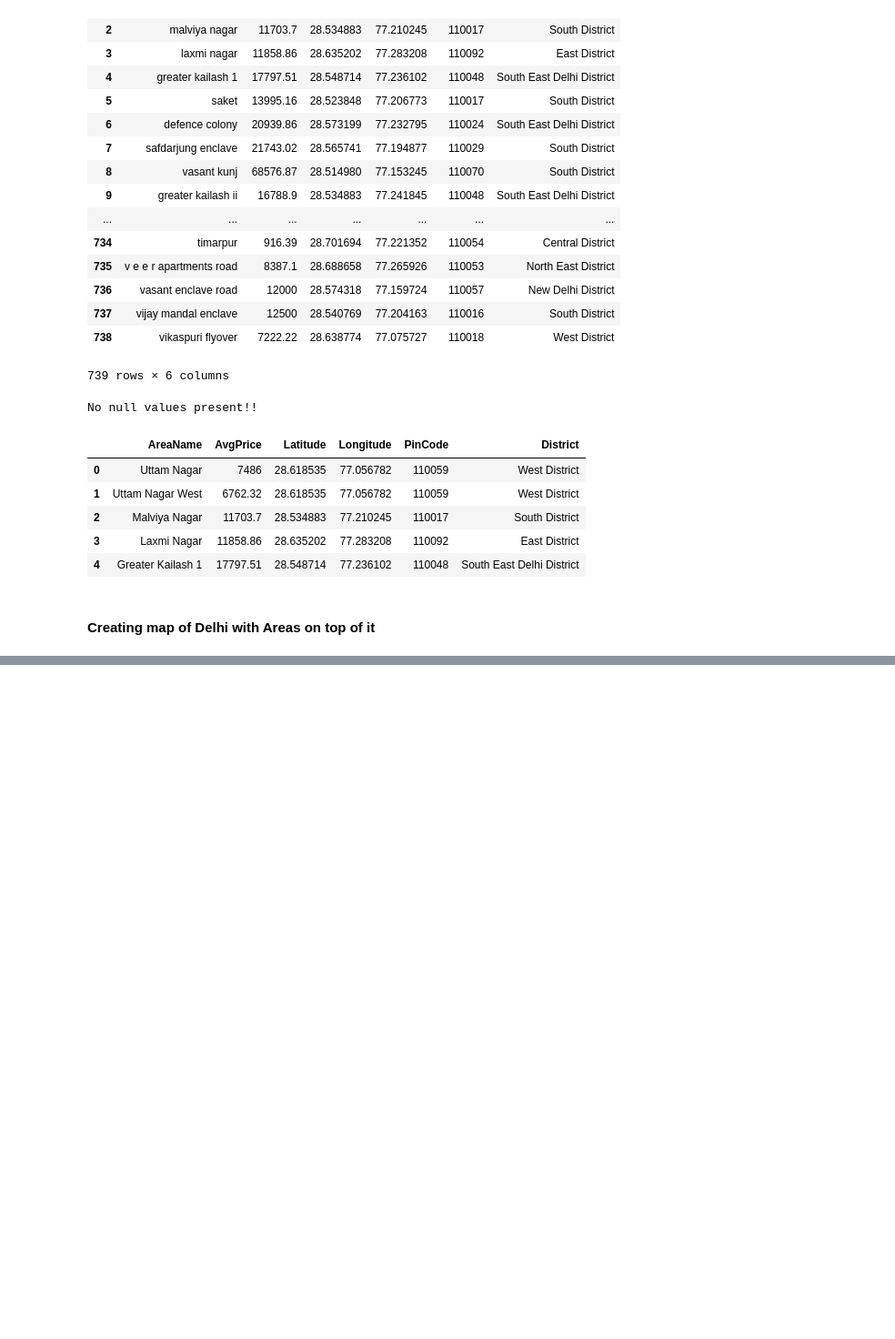
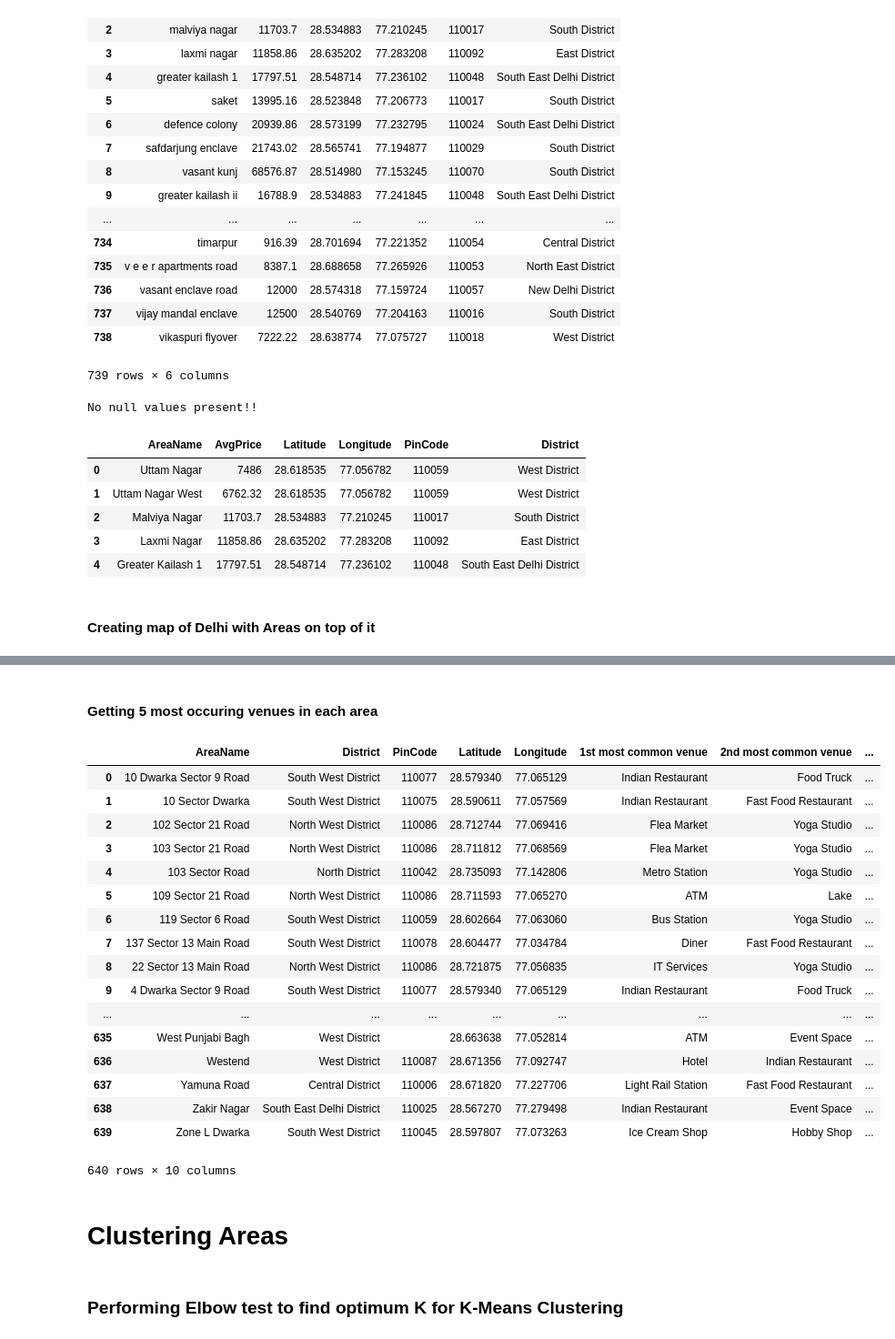
Before and after one commit to abhishek-shrm/Coursera_Capstone, a Jupyter notebook: data-analysis-delhi.ipynb, the cells around one changed output, grey strips where cells are left out. Shown at 91% size. Cells and saved outputs as stored; diff of their text form; code cells hidden in the pictures; blank space fills up the shorter version.

```diff
--- a/data-analysis-delhi.ipynb
+++ b/data-analysis-delhi.ipynb
@@ -284,0 +397,48 @@ df.to_csv('area_lat_long.csv')
+# %% [markdown]
+#### Getting 5 most occuring venues in each area
+# %%
+num_top_venues=5
+
+#creating columns
+indicator=['st','nd','rd']
+areaCol=['AreaName','District','PinCode','Latitude','Longitude']
+freqCol=[]
+for n in range(1,num_top_venues+1):
+    try:
+        freqCol.append('{}{} most common venue'.format(n,indicator[n-1]))
+    except:
+        freqCol.append('{}{} most common venue'.format(n,'th'))
+cols=areaCol+freqCol
+
+#creating new dataframe
+delhi_venue_top=pd.DataFrame(columns=cols)
+delhi_venue_top['AreaName']=delhi_venue_freq['AreaName']
+delhi_venue_top['District']=delhi_venue_freq['District']
+delhi_venue_top['PinCode']=delhi_venue_freq['PinCode']
+delhi_venue_top['Latitude']=delhi_venue_freq['Latitude']
+delhi_venue_top['Longitude']=delhi_venue_freq['Longitude']
+for n in range(delhi_venue_freq.shape[0]):
+    row_categories = delhi_venue_freq.iloc[n, :].iloc[5:]
+    row_categories_sorted = row_categories.sort_values(ascending=False)
+    delhi_venue_top.iloc[n, 5:] = row_categories_sorted.index.values[0:num_top_venues]
+
+delhi_venue_top
+# %% [output]
+|  | AreaName | District | PinCode | Latitude | Longitude | 1st most common venue | 2nd most common venue | ... |
+| 0 | 10 Dwarka Sector 9 Road | South West District | 110077 | 28.579340 | 77.065129 | Indian Restaurant | Food Truck | ... |
+| 1 | 10 Sector Dwarka | South West District | 110075 | 28.590611 | 77.057569 | Indian Restaurant | Fast Food Restaurant | ... |
+| 2 | 102 Sector 21 Road | North West District | 110086 | 28.712744 | 77.069416 | Flea Market | Yoga Studio | ... |
+| 3 | 103 Sector 21 Road | North West District | 110086 | 28.711812 | 77.068569 | Flea Market | Yoga Studio | ... |
+| 4 | 103 Sector Road | North District | 110042 | 28.735093 | 77.142806 | Metro Station | Yoga Studio | ... |
+| 5 | 109 Sector 21 Road | North West District | 110086 | 28.711593 | 77.065270 | ATM | Lake | ... |
+| 6 | 119 Sector 6 Road | South West District | 110059 | 28.602664 | 77.063060 | Bus Station | Yoga Studio | ... |
+| 7 | 137 Sector 13 Main Road | South West District | 110078 | 28.604477 | 77.034784 | Diner | Fast Food Restaurant | ... |
+| 8 | 22 Sector 13 Main Road | North West District | 110086 | 28.721875 | 77.056835 | IT Services | Yoga Studio | ... |
+| 9 | 4 Dwarka Sector 9 Road | South West District | 110077 | 28.579340 | 77.065129 | Indian Restaurant | Food Truck | ... |
+| ... | ... | ... | ... | ... | ... | ... | ... | ... |
+| 635 | West Punjabi Bagh | West District |  | 28.663638 | 77.052814 | ATM | Event Space | ... |
+| 636 | Westend | West District | 110087 | 28.671356 | 77.092747 | Hotel | Indian Restaurant | ... |
+| 637 | Yamuna Road | Central District | 110006 | 28.671820 | 77.227706 | Light Rail Station | Fast Food Restaurant | ... |
+| 638 | Zakir Nagar | South East Delhi District | 110025 | 28.567270 | 77.279498 | Indian Restaurant | Event Space | ... |
+| 639 | Zone L Dwarka | South West District | 110045 | 28.597807 | 77.073263 | Ice Cream Shop | Hobby Shop | ... |
+640 rows × 10 columns
@@ -284,0 +448,4 @@ df.to_csv('area_lat_long.csv')
+# %% [markdown]
+# Clustering Areas
+# %% [markdown]
+### Performing Elbow test to find optimum K for K-Means Clustering
```
Also changed, not shown: parts of 26 cells of this notebook, 4 other files.
